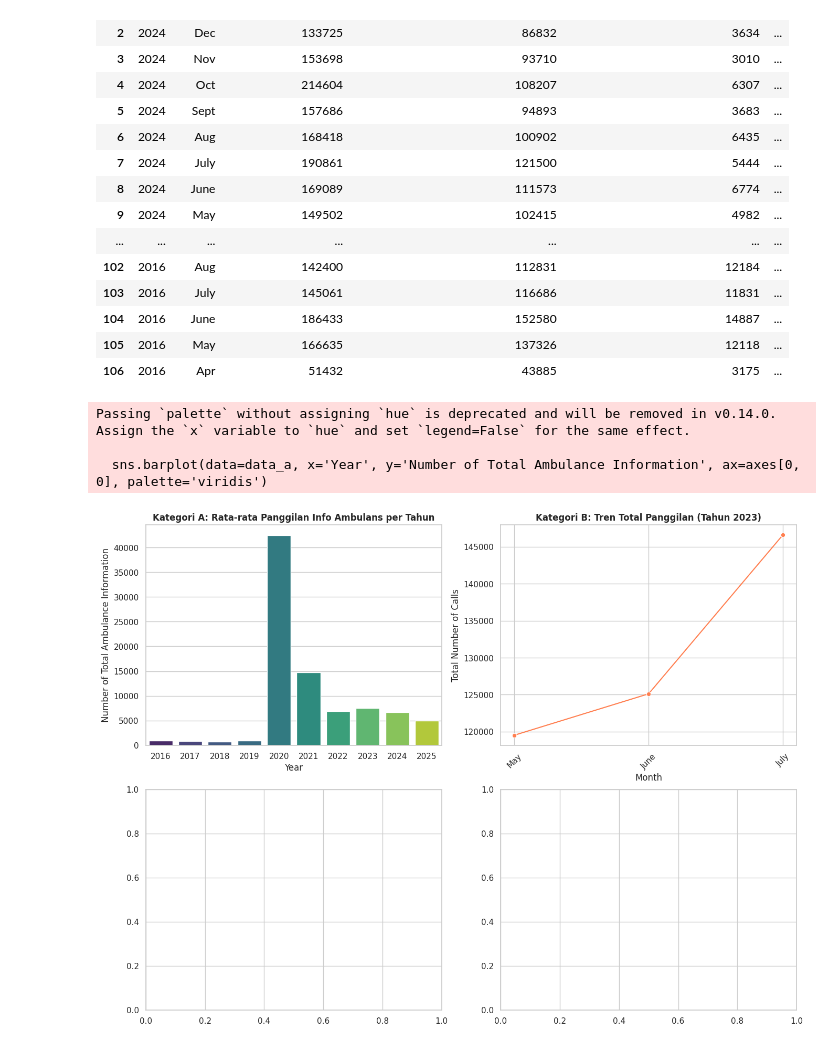
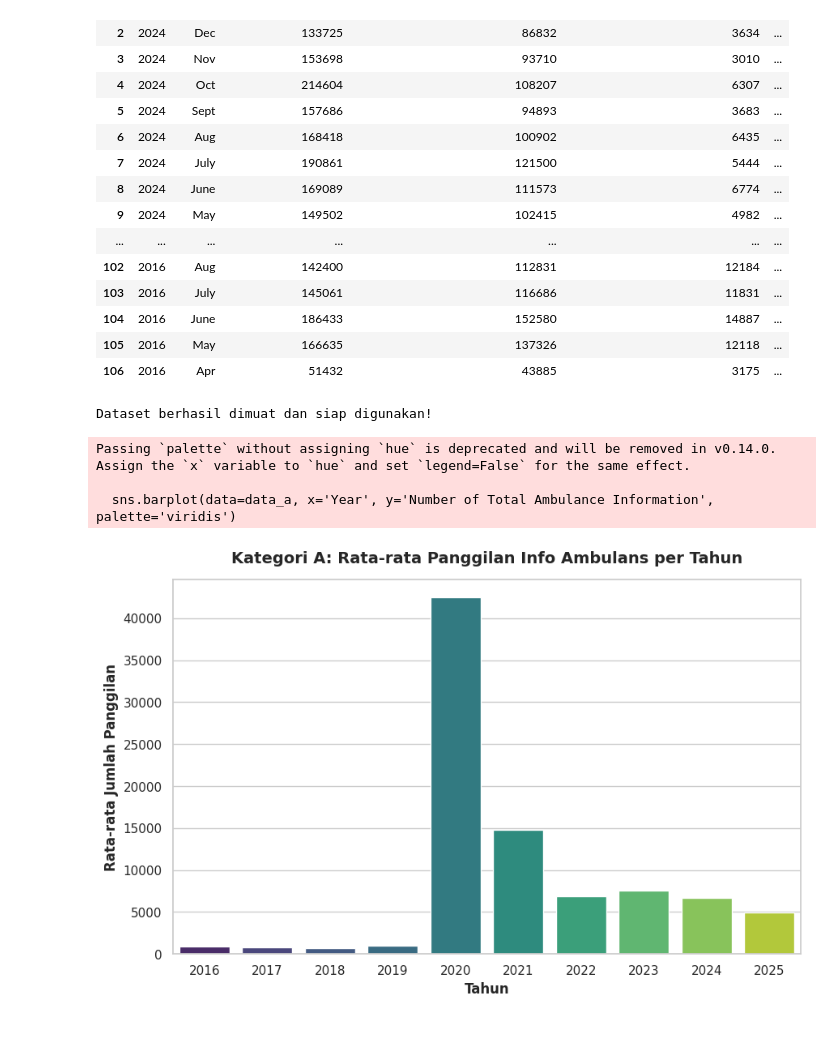
Before and after one commit to Muhafikri-ARC/Post-Test_Kelompok-2, a Jupyter notebook: Post Test Kelompok 2.ipynb, the cells around one changed output. Cells and saved outputs as stored; diff of their text form; code cells hidden in the pictures.

```diff
--- a/Post Test Kelompok 2.ipynb
+++ b/Post Test Kelompok 2.ipynb
@@ -26,41 +26,45 @@ df
 | 104 | 2016 | June | 186433 | 152580 | 14887 | ... |
 | 105 | 2016 | May | 166635 | 137326 | 12118 | ... |
 | 106 | 2016 | Apr | 51432 | 43885 | 3175 | ... |
-# %%
-import pandas as pd
-import matplotlib.pyplot as plt
-import seaborn as sns
-
-df = pd.read_csv('/content/Kelas G_Fixed Call Report.csv')
-
-
-months_order = ['January', 'February', 'March', 'April', 'May', 'June',
-                'July', 'August', 'September', 'October', 'November', 'December']
-df['Month'] = pd.Categorical(df['Month'], categories=months_order, ordered=True)
-
-
-# Data A: Rata-rata Info Ambulans per Tahun
-data_a = df.groupby('Year')['Number of Total Ambulance Information'].mean().reset_index()
-
-# Data B: Tren Total Panggilan tahun 2023
-data_b = df[df['Year'] == 2023].sort_values('Month')
-
-
-# VISUALISASI GRID 2X2 (Pendekatan Objek)
-
-sns.set_theme(style="whitegrid")
-fig, axes = plt.subplots(2, 2, figsize=(16, 12))
-
-# Grafik 1: Bar Chart (Kategori A)
-sns.barplot(data=data_a, x='Year', y='Number of Total Ambulance Information', ax=axes[0, 0], palette='viridis')
-axes[0, 0].set_title('Kategori A: Rata-rata Panggilan Info Ambulans per Tahun', fontweight='bold')
-
-# Grafik 2: Line Chart (Kategori B)
-sns.lineplot(data=data_b, x='Month', y='Total Number of Calls', marker='o', ax=axes[0, 1], color='coral')
-axes[0, 1].set_title('Kategori B: Tren Total Panggilan (Tahun 2023)', fontweight='bold')
-axes[0, 1].tick_params(axis='x', rotation=45)
-# %% [output]
-Passing `palette` without assigning `hue` is deprecated and will be removed in v0.14.0. Assign the `x` variable to `hue` and set `legend=False` for the same effect.
-
-  sns.barplot(data=data_a, x='Year', y='Number of Total Ambulance Information', ax=axes[0, 0], palette='viridis')
-[figure, removed]
+# %%
+import pandas as pd
+import matplotlib.pyplot as plt
+import seaborn as sns
+
+# 1. LOAD DATASET
+file_path = '/content/Kelas G_Fixed Call Report.csv'
+df = pd.read_csv(file_path)
+
+# Pembersihan spasi gaib pada nama kolom dan isi data bulan
+df.columns = df.columns.str.strip()
+df['Month'] = df['Month'].astype(str).str.strip()
+
+# Mengatur urutan bulan berdasarkan format teks unik di dataset Anda ('June', 'July', 'Sept')
+months_order = ['Jan', 'Feb', 'Mar', 'Apr', 'May', 'June', 'July', 'Aug', 'Sept', 'Oct', 'Nov', 'Dec']
+df['Month'] = pd.Categorical(df['Month'], categories=months_order, ordered=True)
+
+print("Dataset berhasil dimuat dan siap digunakan!")
+# %% [output]
+Dataset berhasil dimuat dan siap digunakan!
+# %%
+# Mengatur tema visual
+sns.set_theme(style="whitegrid")
+plt.figure(figsize=(10, 6))
+
+# Menghitung rata-rata Info Ambulans per Tahun
+data_a = df.groupby('Year')['Number of Total Ambulance Information'].mean().reset_index()
+
+# Membuat Bar Chart
+sns.barplot(data=data_a, x='Year', y='Number of Total Ambulance Information', palette='viridis')
+
+# Atribut Grafik
+plt.title('Kategori A: Rata-rata Panggilan Info Ambulans per Tahun', fontweight='bold', fontsize=14, pad=15)
+plt.xlabel('Tahun', fontweight='bold')
+plt.ylabel('Rata-rata Jumlah Panggilan', fontweight='bold')
+
+plt.show()
+# %% [output]
+Passing `palette` without assigning `hue` is deprecated and will be removed in v0.14.0. Assign the `x` variable to `hue` and set `legend=False` for the same effect.
+
+  sns.barplot(data=data_a, x='Year', y='Number of Total Ambulance Information', palette='viridis')
+[figure, added]
```
